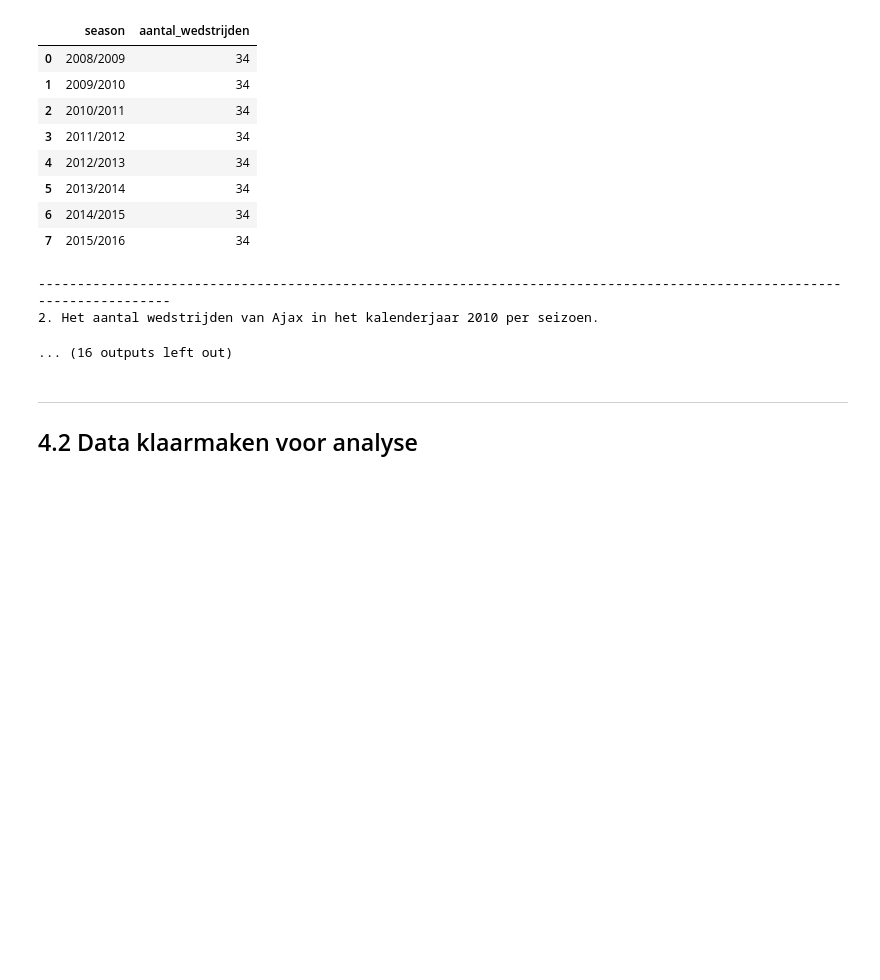
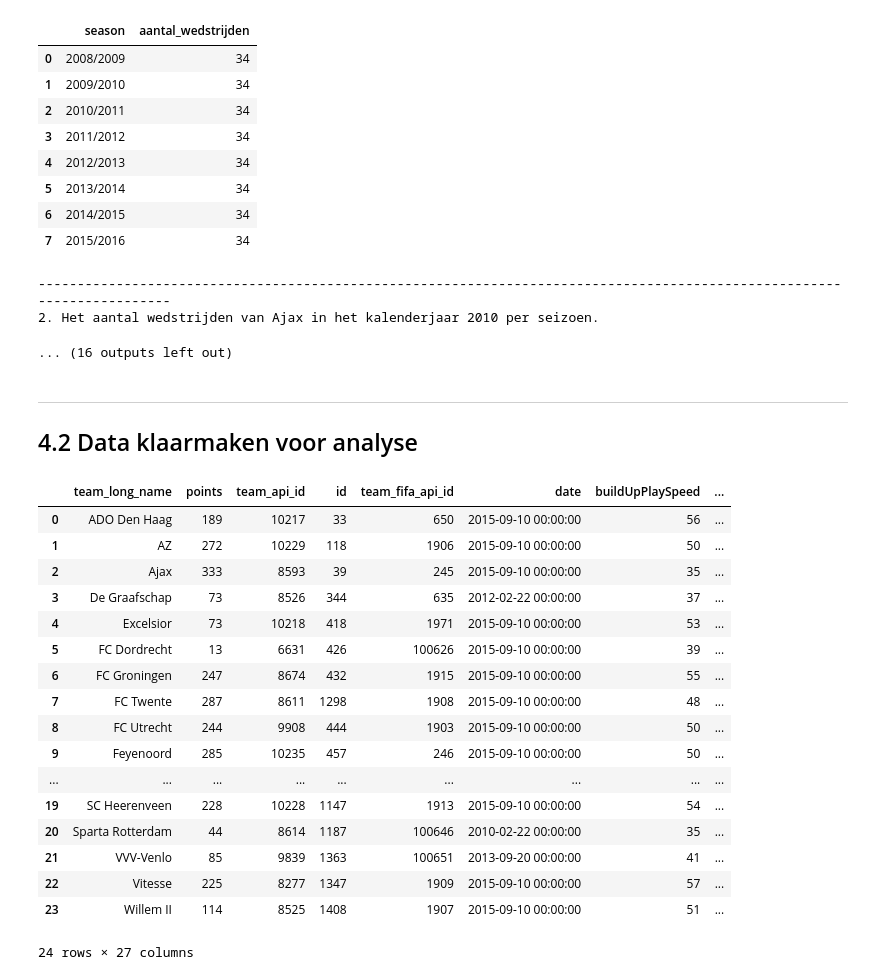
Before and after one commit to EchoinSilences/Datalab2, a Jupyter notebook: Report.ipynb, the cells around one changed output. Saved outputs shown, nothing was run; the diff lists cells and outputs as text; code cells hidden in the pictures; blank space fills up the shorter version.

Commit message:
Onderzoek_df correct aangemaakt

```diff
--- a/Report.ipynb
+++ b/Report.ipynb
@@ -600,8 +600,10 @@ def antwoorden_vragen(team_naam, league_naam, jaar, export_points = False):
         ORDER BY season;
     """)
 
+
     # 3. Toon hoeveel punten ieder team in de eredivisie gehaald heeft per seizoen.
-    df_3 = Onderzoek.sql_to_df(f"""
+    if not export_points:
+        df_3 = Onderzoek.sql_to_df(f"""
         SELECT T.team_long_name, punten.season, punten.points
         FROM (
             SELECT home_team_api_id AS team_api_id, season,
@@ -627,6 +629,35 @@ def antwoorden_vragen(team_naam, league_naam, jaar, export_points = False):
         JOIN Team AS T USING (team_api_id)
         ORDER BY season, points DESC;
     """)
+    else:
+        df_3 = Onderzoek.sql_to_df(f"""
+        SELECT T.team_long_name, punten.points
+        FROM (
+            SELECT home_team_api_id AS team_api_id,
+                SUM(CASE
+                    WHEN home_team_goal > away_team_goal THEN 3
+                    WHEN home_team_goal = away_team_goal THEN 1
+                    ELSE 0
+                END) AS points
+            FROM Match
+            WHERE league_id = {league_id}
+            GROUP BY home_team_api_id
+            UNION ALL
+            SELECT away_team_api_id AS team_api_id,
+                SUM(CASE
+                    WHEN away_team_goal > home_team_goal THEN 3
+                    WHEN away_team_goal = home_team_goal THEN 1
+                    ELSE 0
+                END) AS points
+            FROM Match
+            WHERE league_id = {league_id}
+            GROUP BY away_team_api_id
+        ) AS punten
+        JOIN Team AS T USING (team_api_id)
+        GROUP BY T.team_long_name
+        ORDER BY points DESC;
+    """)
+
 
     # 4. Op welke plaats Sparta daarmee is geëindigd in de ranglijst.
     df_4 = Onderzoek.sql_to_df(f"""
@@ -752,4 +783,33 @@ Helaas is Sparta in het seizoen 2009/2010 gedegradeerd, waardoor zij niet verder
 
 ## 4.2 Data klaarmaken voor analyse
 # %%
-punten_df = antwoorden_vragen(team_naam = 'Sparta Rotterdam', league_naam='Netherlands Eredivisie', jaar='2010', export_points=True)
+# punten inladen
+punten_df = antwoorden_vragen(team_naam = 'Sparta Rotterdam', league_naam='Netherlands Eredivisie', jaar='2010', export_points=True).sort_values('team_long_name').reset_index(drop=True)
+
+# Voeg team_api_id toe aan punten_df
+punten_df['team_api_id'] = [teams[teams['team_long_name'] == team_naam]['team_api_id'].values[0] for team_naam in punten_df['team_long_name']]
+
+# Filter team_attributes voor relevante teams en houd alleen de meest recente entry per team
+team_attributes_df = team_attributes[team_attributes['team_api_id'].isin(punten_df['team_api_id'])].sort_values('date', ascending=False).drop_duplicates(subset=['team_api_id'], keep='first').reset_index(drop=True)
+
+# merge de punten_df met team_attributes_df op team_api_id
+onderzoek_df = pd.merge(punten_df, team_attributes_df, on='team_api_id', how='inner')
+# %% [output]
+|  | team_long_name | points | team_api_id | id | team_fifa_api_id | date | buildUpPlaySpeed | ... |
+| 0 | ADO Den Haag | 189 | 10217 | 33 | 650 | 2015-09-10 00:00:00 | 56 | ... |
+| 1 | AZ | 272 | 10229 | 118 | 1906 | 2015-09-10 00:00:00 | 50 | ... |
+| 2 | Ajax | 333 | 8593 | 39 | 245 | 2015-09-10 00:00:00 | 35 | ... |
+| 3 | De Graafschap | 73 | 8526 | 344 | 635 | 2012-02-22 00:00:00 | 37 | ... |
+| 4 | Excelsior | 73 | 10218 | 418 | 1971 | 2015-09-10 00:00:00 | 53 | ... |
+| 5 | FC Dordrecht | 13 | 6631 | 426 | 100626 | 2015-09-10 00:00:00 | 39 | ... |
+| 6 | FC Groningen | 247 | 8674 | 432 | 1915 | 2015-09-10 00:00:00 | 55 | ... |
+| 7 | FC Twente | 287 | 8611 | 1298 | 1908 | 2015-09-10 00:00:00 | 48 | ... |
+| 8 | FC Utrecht | 244 | 9908 | 444 | 1903 | 2015-09-10 00:00:00 | 50 | ... |
+| 9 | Feyenoord | 285 | 10235 | 457 | 246 | 2015-09-10 00:00:00 | 50 | ... |
+| ... | ... | ... | ... | ... | ... | ... | ... | ... |
+| 19 | SC Heerenveen | 228 | 10228 | 1147 | 1913 | 2015-09-10 00:00:00 | 54 | ... |
+| 20 | Sparta Rotterdam | 44 | 8614 | 1187 | 100646 | 2010-02-22 00:00:00 | 35 | ... |
+| 21 | VVV-Venlo | 85 | 9839 | 1363 | 100651 | 2013-09-20 00:00:00 | 41 | ... |
+| 22 | Vitesse | 225 | 8277 | 1347 | 1909 | 2015-09-10 00:00:00 | 57 | ... |
+| 23 | Willem II | 114 | 8525 | 1408 | 1907 | 2015-09-10 00:00:00 | 51 | ... |
+24 rows × 27 columns
```
